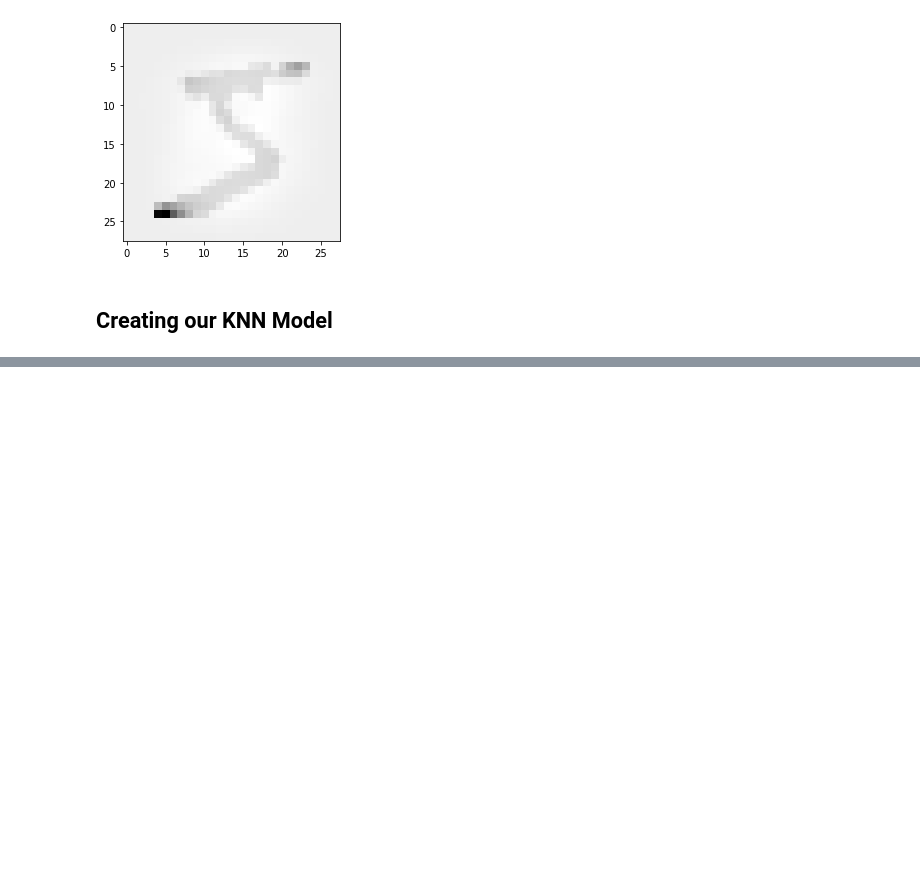
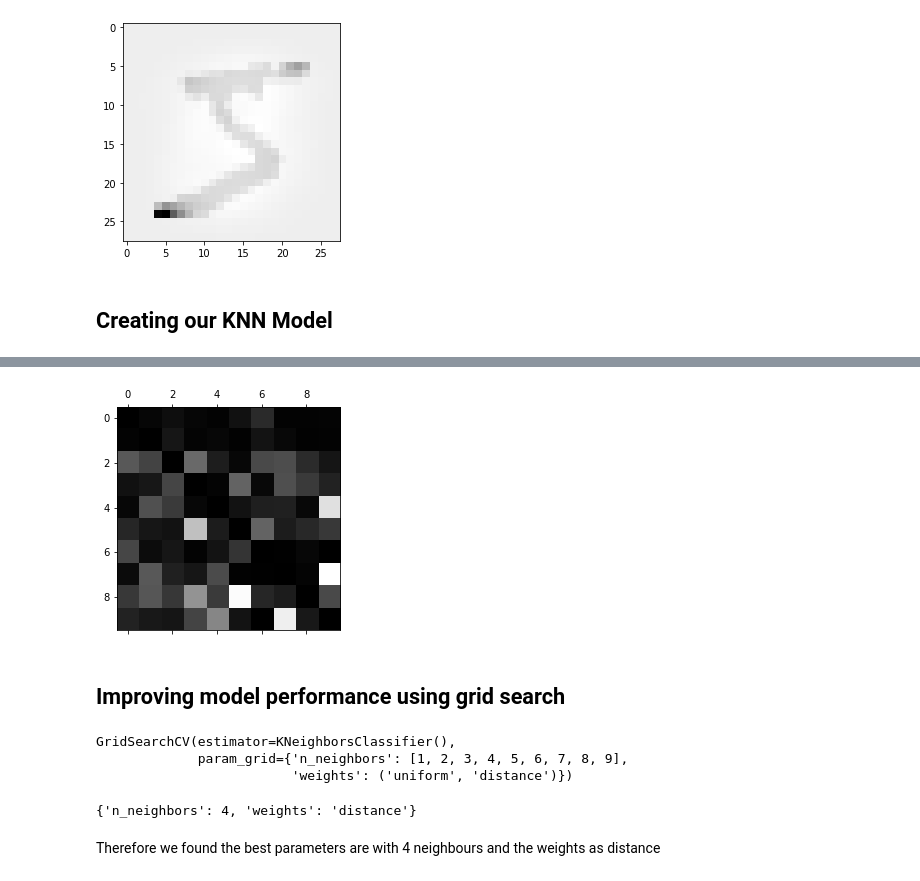
Before and after one commit to rishabhrao12/machine-learning, a Jupyter notebook: Part1-MachineLearning/Ch03-Classification/Ex1_MNIST.ipynb, the cells around one changed output, grey strips where cells are left out. Saved outputs shown, nothing was run; the diff lists cells and outputs as text; code cells hidden in the pictures; blank space fills up the shorter version.

```diff
--- a/Part1-MachineLearning/Ch03-Classification/Ex1_MNIST.ipynb
+++ b/Part1-MachineLearning/Ch03-Classification/Ex1_MNIST.ipynb
@@ -112,0 +107,14 @@ mnist_knn_1.fit(X_train, y_train)
+# %%
+from sklearn.neighbors import KNeighborsClassifier
+from sklearn.model_selection import cross_val_predict, cross_val_score
+
+mnist_knn_1 = KNeighborsClassifier()
+mnist_knn_1.fit(X_train, y_train)
+
+# Score
+score_1 = cross_val_score(mnist_knn_1, X_train, y_train, cv=3)  # we dont score it on test data as that is reserved for final testing
+
+# Make predictions
+y_preds_1 = cross_val_predict(mnist_knn_1, X_train, y_train, cv=3)  # same reason as for score
+
+print(f"Score of basic knn model: {score_1}")
@@ -112,0 +123,8 @@ mnist_knn_1.fit(X_train, y_train)
+# %%
+# Lets check the confusion matrix
+
+from sklearn.metrics import precision_score, recall_score, confusion_matrix, f1_score
+f1_1 = f1_score(y_train, y_preds_1, average=None)
+cfm1 = confusion_matrix(y_train, y_preds_1)
+print(f"F1-Score: {f1_1}")
+print(f"Confusion Matrix: {cfm1}")
@@ -112,0 +144,13 @@ mnist_knn_1.fit(X_train, y_train)
+# %%
+import numpy as np
+rows = cfm1.sum(keepdims=True)
+norm_cfm1 = cfm1 / rows
+
+# FIll diagonals with 0 to keep errors
+np.fill_diagonal(norm_cfm1, 0)
+plt.matshow(norm_cfm1, cmap=plt.cm.gray)
+plt.show()
+# %% [output]
+[figure, added]
+# %% [markdown]
+## Improving model performance using grid search
@@ -112,0 +166,12 @@ mnist_knn_1.fit(X_train, y_train)
+# %%
+res
+# %% [output]
+GridSearchCV(estimator=KNeighborsClassifier(),
+             param_grid={'n_neighbors': [1, 2, 3, 4, 5, 6, 7, 8, 9],
+                         'weights': ('uniform', 'distance')})
+# %%
+res.best_params_
+# %% [output]
+{'n_neighbors': 4, 'weights': 'distance'}
+# %% [markdown]
+Therefore we found the best parameters are with 4 neighbours and the weights as distance
```
Also changed, not shown: parts of 6 cells of this notebook, 1 other file.
